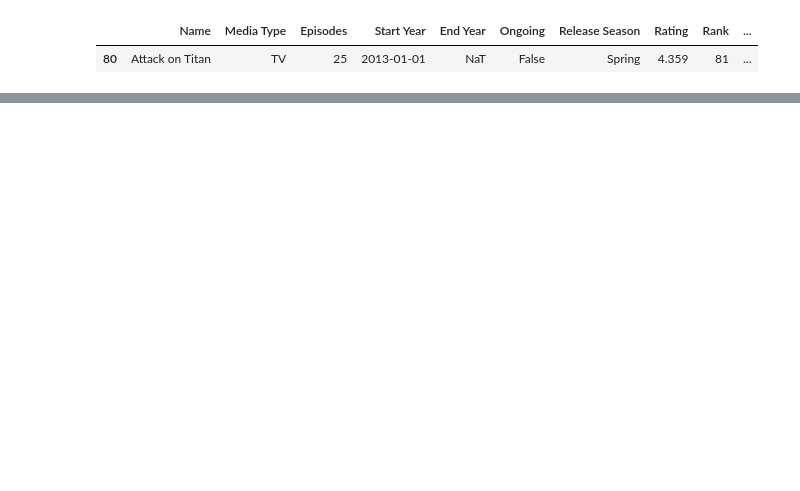
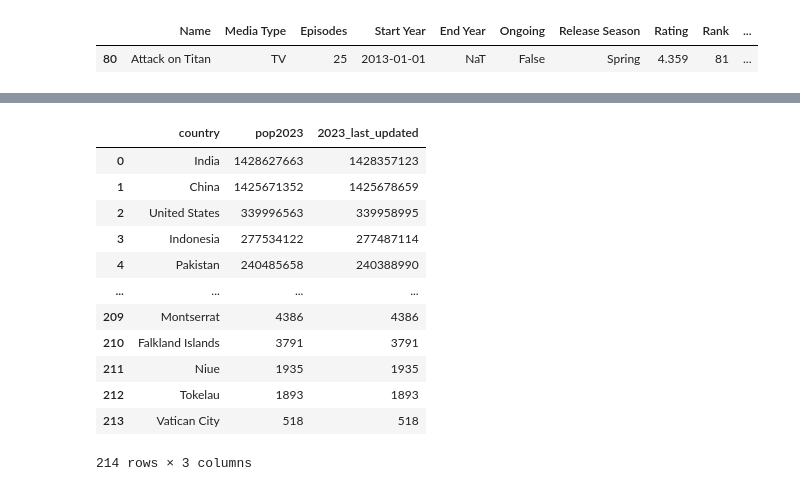
Before and after one commit to MYTE21/Anime.Quest, a Jupyter notebook: notebooks/data_processing.ipynb, the cells around one changed output, grey strips where cells are left out. Saved outputs shown, nothing was run; the diff lists cells and outputs as text; code cells hidden in the pictures; blank space fills up the shorter version.

```diff
--- a/notebooks/data_processing.ipynb
+++ b/notebooks/data_processing.ipynb
@@ -477,0 +531,2 @@ df.to_csv("../data/processed_data/processed_anime_data.csv", index=False)
+# %%
+df_pop["2023_last_updated"] = df_pop["2023_last_updated"].astype(int)
@@ -477,0 +539,3 @@ df.to_csv("../data/processed_data/processed_anime_data.csv", index=False)
+# %%
+df_con = pd.read_csv("../data/raw_data/anime_popularity_by_country.csv")
+df_con.head()
@@ -477,0 +555,2 @@ df.to_csv("../data/processed_data/processed_anime_data.csv", index=False)
+# %%
+df_con["pop2023"] = df_con["pop2023"].astype(int)
@@ -477,0 +566,18 @@ df.to_csv("../data/processed_data/processed_anime_data.csv", index=False)
+# %%
+merged_df = pd.merge(df_con, df_pop, how="inner")
+# %%
+merged_df
+# %% [output]
+|  | country | pop2023 | 2023_last_updated |
+| 0 | India | 1428627663 | 1428357123 |
+| 1 | China | 1425671352 | 1425678659 |
+| 2 | United States | 339996563 | 339958995 |
+| 3 | Indonesia | 277534122 | 277487114 |
+| 4 | Pakistan | 240485658 | 240388990 |
+| ... | ... | ... | ... |
+| 209 | Montserrat | 4386 | 4386 |
+| 210 | Falkland Islands | 3791 | 3791 |
+| 211 | Niue | 1935 | 1935 |
+| 212 | Tokelau | 1893 | 1893 |
+| 213 | Vatican City | 518 | 518 |
+214 rows × 3 columns
```
Also changed, not shown: parts of 13 cells of this notebook, 1 other file.
